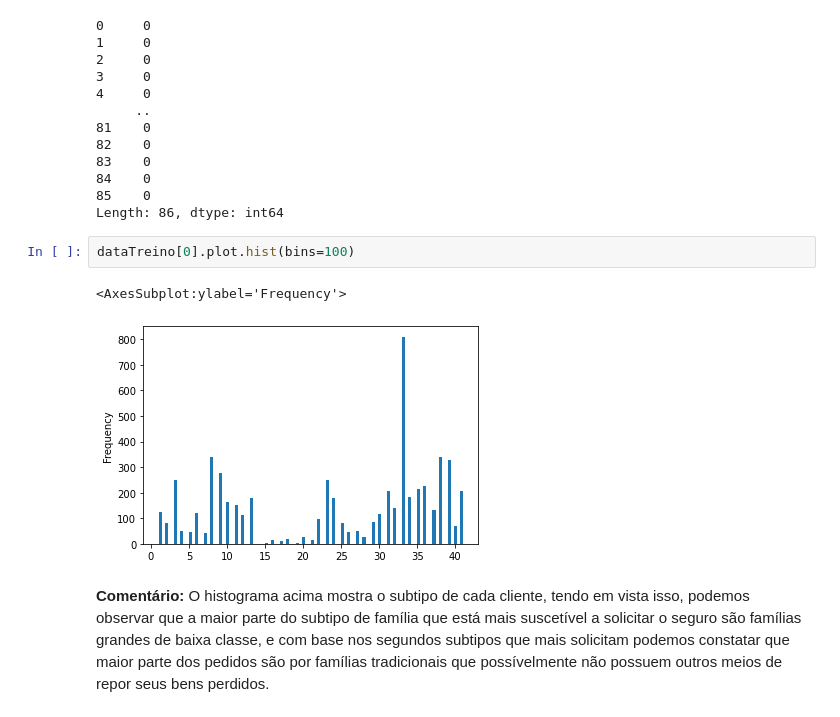
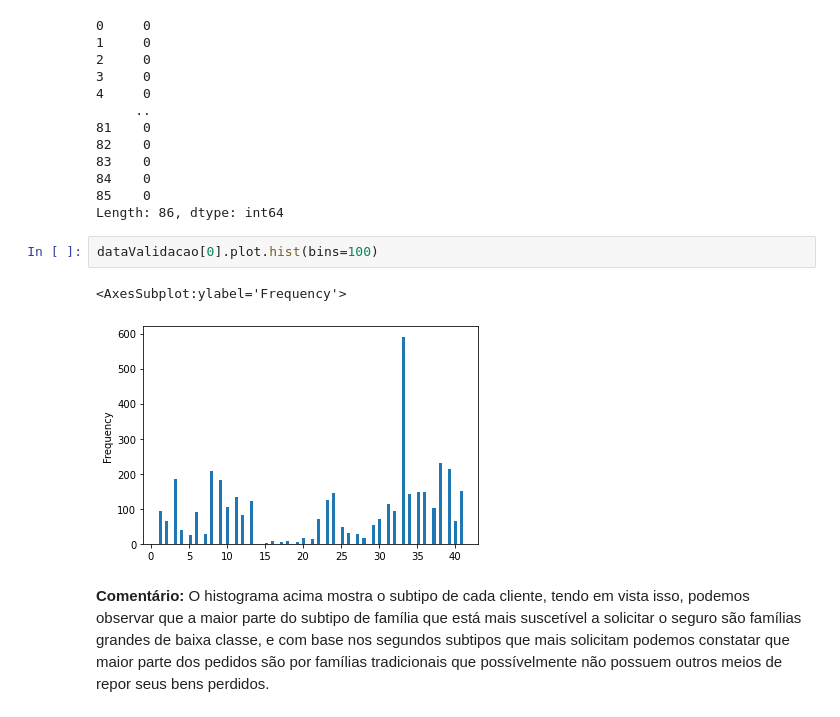
Before and after one commit to Barbomat/AD-Avaliacao-C3-Neumann-Software, a Jupyter notebook: Avalicação C3 - Neumann Software.ipynb, the cells around one changed output. Drawn from its saved outputs; the diff is of its cells as text.

```diff
--- a/Avalicação C3 - Neumann Software.ipynb
+++ b/Avalicação C3 - Neumann Software.ipynb
@@ -103,10 +111,10 @@ dataTreino.isna().sum()
 85    0
 Length: 86, dtype: int64
 # %%
-dataTreino[0].plot.hist(bins=100)
+dataValidacao[0].plot.hist(bins=100)
 # %% [output]
 <AxesSubplot:ylabel='Frequency'>
-[figure, old version]
+[figure, new version]
 # %% [markdown]
 **Comentário:** O histograma acima mostra o subtipo de cada cliente, tendo em vista isso, podemos observar que a maior parte do subtipo de família que está mais suscetível a solicitar o seguro são famílias grandes de baixa classe, e com base nos segundos subtipos que mais solicitam podemos constatar que maior parte dos pedidos são por famílias tradicionais que possívelmente não possuem outros meios de repor seus bens perdidos.
 # %%
```
Also changed, not shown: parts of 10 cells of this notebook.
